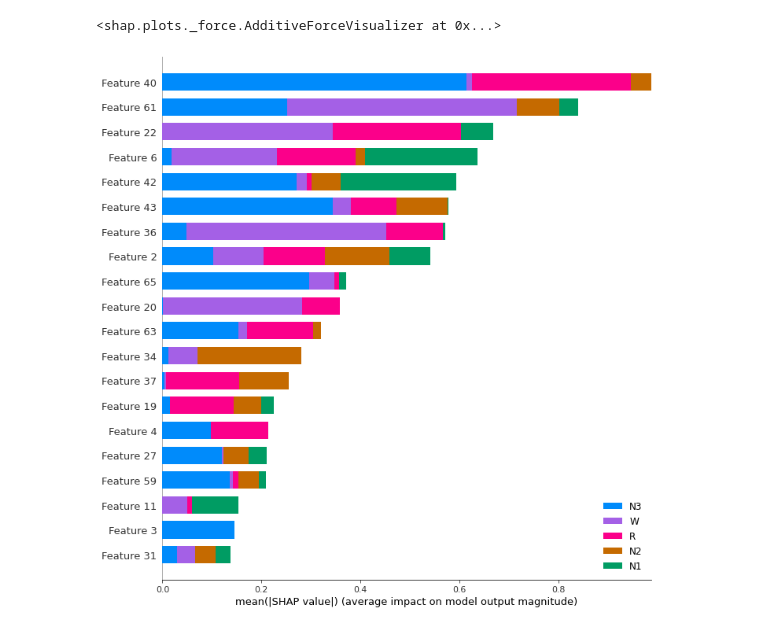
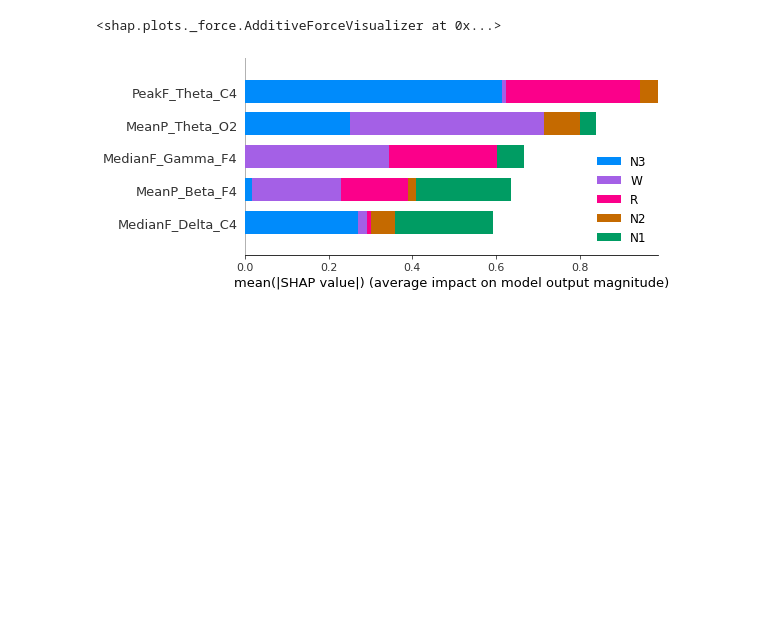
Before and after one commit to RafsanJany-44/Research_Sleep_Stage_Classification, a Jupyter notebook: SHAP_XG.ipynb, the cells around one changed output. Drawn from its saved outputs; the diff is of its cells as text; code cells hidden in the pictures; blank space fills up the shorter version.

```diff
--- a/SHAP_XG.ipynb
+++ b/SHAP_XG.ipynb
@@ -48 +50,4 @@ Successfully installed shap-0.41.0 slicer-0.0.7
 [interactive output not drawn]
+# %%
+features_names=list(dataset.iloc[0:0, 0:75])
+print(features_names)
@@ -105,6 +113,6 @@ shap.force_plot(explainer.expected_value[1],
 The XG predicted: 3
 <shap.plots._force.AdditiveForceVisualizer at 0x...>
 # %%
-shap.summary_plot(shap_values, X_test[start_index:end_index], plot_type="bar",class_names=["N1","N2","N3","R","W"],plot_size=(10,10))
+shap.summary_plot(shap_values, X_test[start_index:end_index], plot_type="bar",class_names=["N1","N2","N3","R","W"],max_display=5,feature_names=features_names)
 # %% [output]
-[figure, old version]
+[figure, new version]
```
Also changed, not shown: parts of 9 cells of this notebook.
